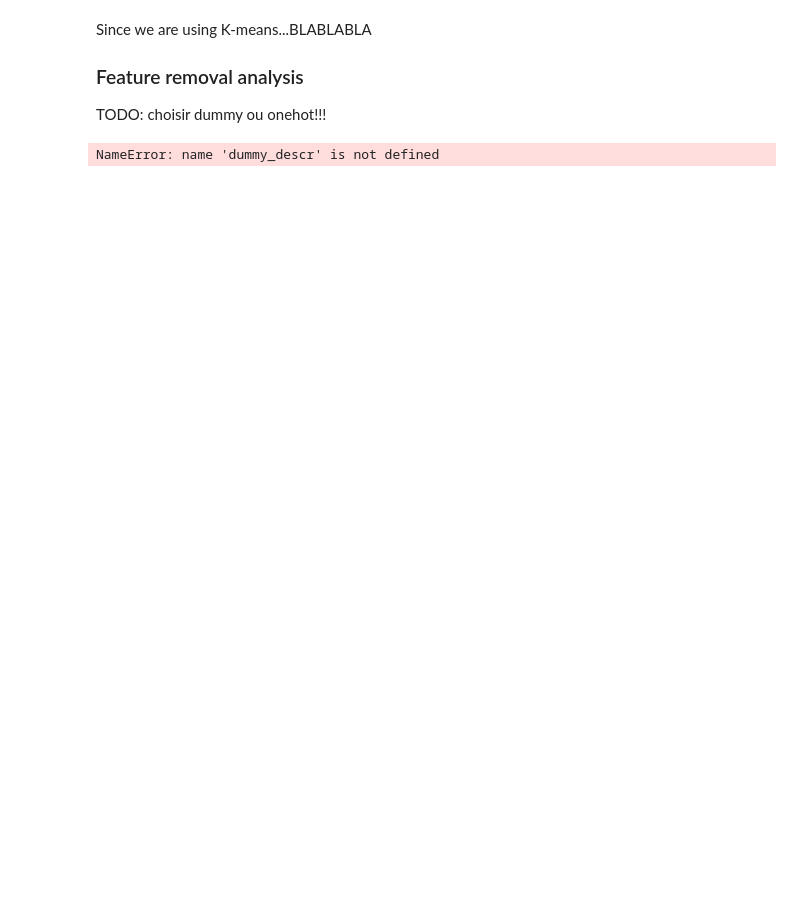
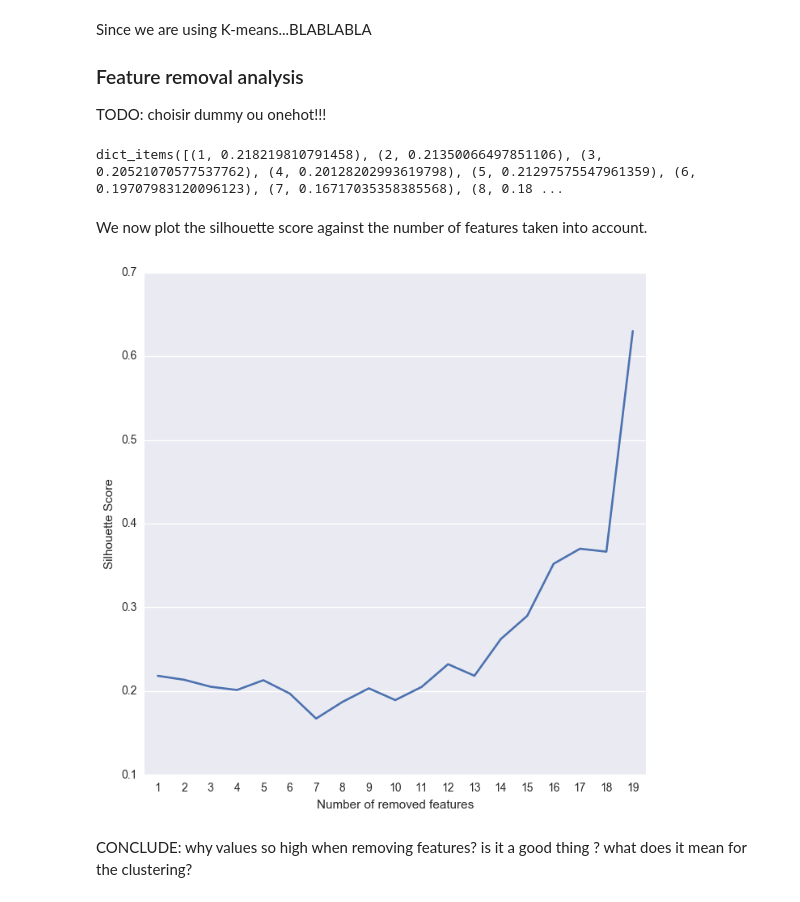
Before and after one commit to agpmilli/adaepfl, a Jupyter notebook: Homework/04 - Applied ML/AppliedML.ipynb, the cells around one changed output. Cells and saved outputs as stored; diff of their text form; code cells hidden in the pictures; blank space fills up the shorter version.

```diff
--- a/Homework/04 - Applied ML/AppliedML.ipynb
+++ b/Homework/04 - Applied ML/AppliedML.ipynb
@@ -413,11 +413,11 @@ We will now encode our label columns and then standardize all our features. This
 For the sake of model selection, we will encode our our label columns using two different methods mainly one-hot and label encoding and then compare the obtained clusters.
 # %%
 #Dummy Label Encoding
-dummy_descr = pprh.label_encode(descriptions.copy(), ['leagueCountry', 'club', 'position'])
+dummy_descr = preproc_helper.label_encode(descriptions.copy(), ['leagueCountry', 'club', 'position'])
 dummy_descr = (dummy_descr - dummy_descr.mean()) / dummy_descr.std()
 
 #One-hot Encoding
-onehot_descr = pprh.one_hot_encode(descriptions.copy(), ['leagueCountry', 'club', 'position'])
+onehot_descr = preproc_helper.one_hot_encode(descriptions.copy(), ['leagueCountry', 'club', 'position'])
 onehot_descr = (onehot_descr - onehot_descr.mean()) / onehot_descr.std()
 
 
@@ -500,4 +509,4 @@ for i in range(1,end):
     rm_scores[end-i] = silhouette_score(temp,labels)
 print(rm_scores.items())
 # %% [output]
-NameError: name 'dummy_descr' is not defined
+dict_items([(1, 0.218219810791458), (2, 0.21350066497851106), (3, 0.20521070577537762), (4, 0.20128202993619798), (5, 0.21297575547961359), (6, 0.19707983120096123), (7, 0.16717035358385568), (8, 0.18 ...
@@ -505,0 +513,13 @@ We now plot the silhouette score against the number of features taken into accou
+# %% [markdown]
+We now plot the silhouette score against the number of features taken into account.
+# %%
+df_scores = pd.DataFrame.from_dict(pd.Series(rm_scores,index=rm_scores.keys()))
+df_scores.columns = ['Silhouette Score']
+df_scores['Number of removed features'] = df_scores.index
+
+p = sns.factorplot(x="Number of removed features", y="Silhouette Score", data=df_scores, size=7, scale=0.6, markers = [''])
+plt.show()
+# %% [output]
+[figure, added]
+# %% [markdown]
+CONCLUDE: why values so high when removing features? is it a good thing ? what does it mean for the clustering?
```
Also changed, not shown: parts of 4 cells of this notebook, 1 other file.
